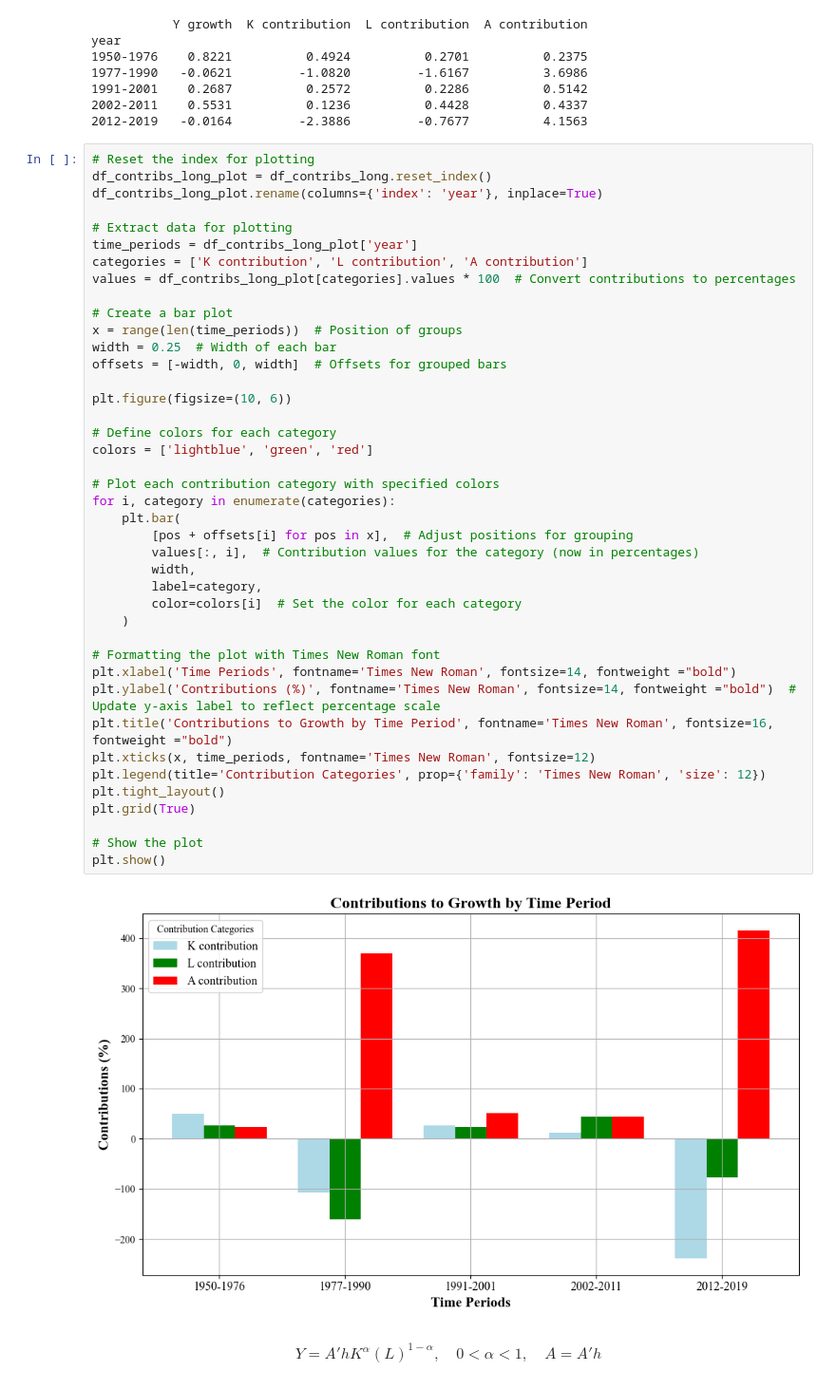
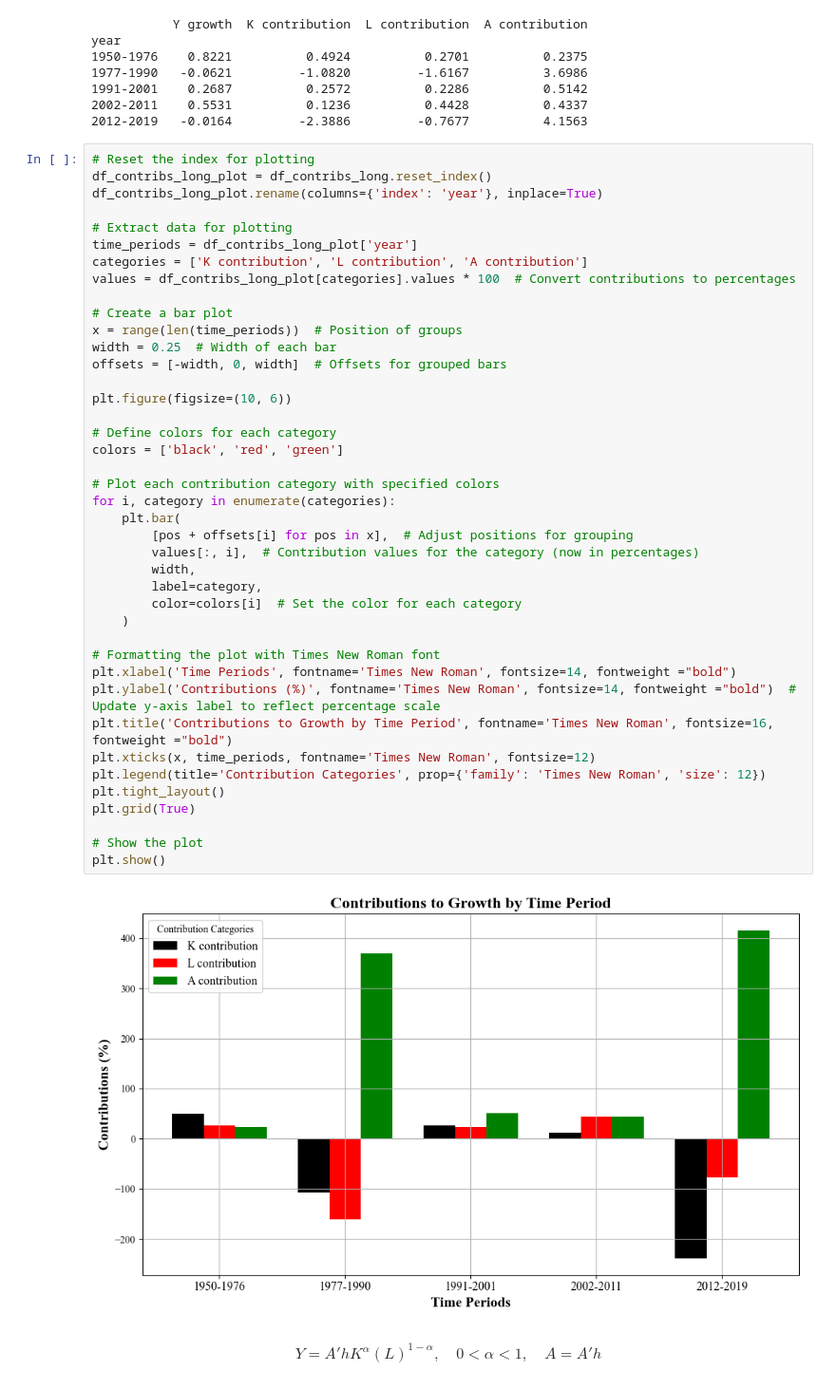
Before and after one commit to andreheeshaojun/EC2B1-Coursework, a Jupyter notebook: Section A/Section-A-Code.ipynb, the cells around one changed output. Shown at 95% size. Cells and saved outputs as stored; diff of their text form.

Commit message:
updated graphs

```diff
--- a/Section A/Section-A-Code.ipynb
+++ b/Section A/Section-A-Code.ipynb
@@ -1156,35 +1152,35 @@ values = df_contribs_long_plot[categories].values * 100  # Convert contributions
 x = range(len(time_periods))  # Position of groups
 width = 0.25  # Width of each bar
 offsets = [-width, 0, width]  # Offsets for grouped bars
 
 plt.figure(figsize=(10, 6))
 
 # Define colors for each category
-colors = ['lightblue', 'green', 'red']
+colors = ['black', 'red', 'green']
 
 # Plot each contribution category with specified colors
 for i, category in enumerate(categories):
     plt.bar(
         [pos + offsets[i] for pos in x],  # Adjust positions for grouping
         values[:, i],  # Contribution values for the category (now in percentages)
         width,
         label=category,
         color=colors[i]  # Set the color for each category
     )
 
 # Formatting the plot with Times New Roman font
 plt.xlabel('Time Periods', fontname='Times New Roman', fontsize=14, fontweight ="bold")
 plt.ylabel('Contributions (%)', fontname='Times New Roman', fontsize=14, fontweight ="bold")  # Update y-axis label to reflect percentage scale
 plt.title('Contributions to Growth by Time Period', fontname='Times New Roman', fontsize=16, fontweight ="bold")
 plt.xticks(x, time_periods, fontname='Times New Roman', fontsize=12)
 plt.legend(title='Contribution Categories', prop={'family': 'Times New Roman', 'size': 12})
 plt.tight_layout()
 plt.grid(True)
 
 # Show the plot
 plt.show()
 # %% [output]
-[figure, old version]
+[figure, new version]
 # %% [markdown]
 $$
 Y = A'h K^\alpha (L)^{1-\alpha}, \quad 0 < \alpha < 1, \quad A = A'h
```
Also changed, not shown: parts of 18 cells of this notebook.
